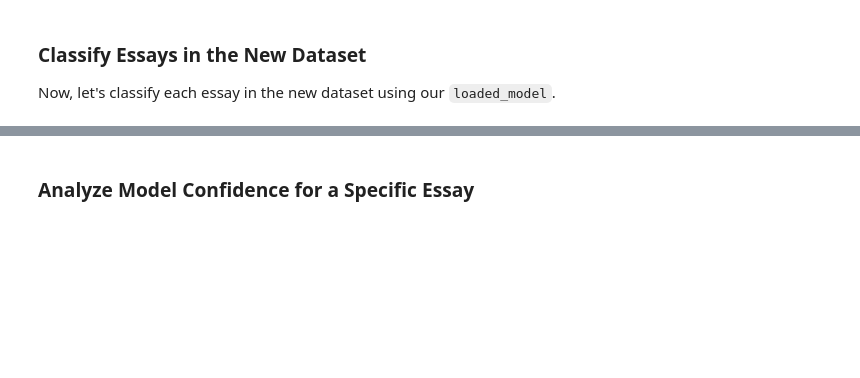
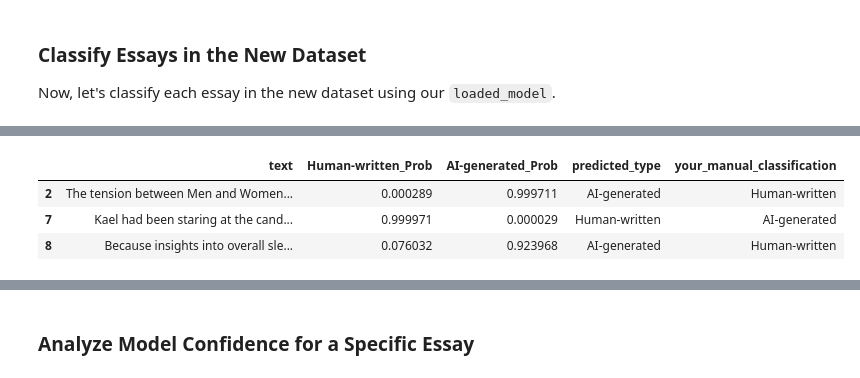
Before and after one commit to Stecklert1/UST--Deep-Learning-2026, a Jupyter notebook: Deep Learning Final Project.ipynb, the cells around one changed output, grey strips where cells are left out. Cells and saved outputs as stored; diff of their text form; code cells hidden in the pictures; blank space fills up the shorter version.

```diff
--- a/Deep Learning Final Project.ipynb
+++ b/Deep Learning Final Project.ipynb
@@ -644,0 +750,24 @@ dtype: int64
+# %%
+# Identify the original indices of the essays mentioned by the user from new_df_with_probs
+# Based on previous outputs, these correspond to row indices 2, 7, and 8.
+target_indices = [2, 7, 8]
+
+# Filter new_df_with_probs to show only these essays by their integer index
+filtered_essays = new_df_with_probs.loc[target_indices, ['text', 'Human-written_Prob', 'AI-generated_Prob', 'predicted_type']]
+
+# Add a column for user's manual classification
+# Please fill in your ground truth labels for these essays:
+# For 'The tension between Men and Women had been gro.', please specify if it's 'Human-written' or 'AI-generated'
+# For 'Kael had been staring at the candle for twenty...', please specify if it's 'Human-written' or 'AI-generated'
+# For 'Because insights into overall sleep quality an.', please specify if it's 'Human-written' or 'AI-generated'
+filtered_essays['your_manual_classification'] = [
+    'Human-written', # Example: Replace with 'Human-written' or 'AI-generated'
+    'AI-generated',  # Example: Replace with 'Human-written' or 'AI-generated'
+    'Human-written'   # Example: Replace with 'Human-written' or 'AI-generated'
+]
+display(filtered_essays)
+# %% [output]
+|  | text | Human-written_Prob | AI-generated_Prob | predicted_type | your_manual_classification |
+| 2 | The tension between Men and Women... | 0.000289 | 0.999711 | AI-generated | Human-written |
+| 7 | Kael had been staring at the cand... | 0.999971 | 0.000029 | Human-written | AI-generated |
+| 8 | Because insights into overall sle... | 0.076032 | 0.923968 | AI-generated | Human-written |
```
Also changed, not shown: parts of 38 cells of this notebook.
